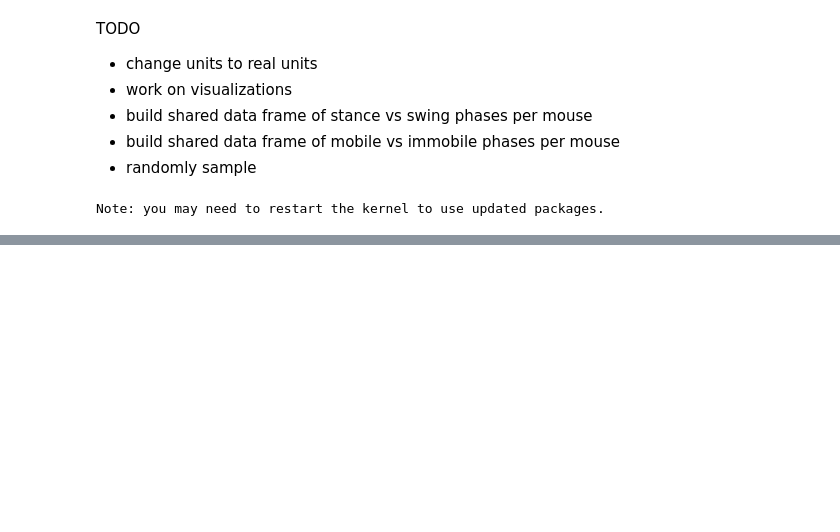
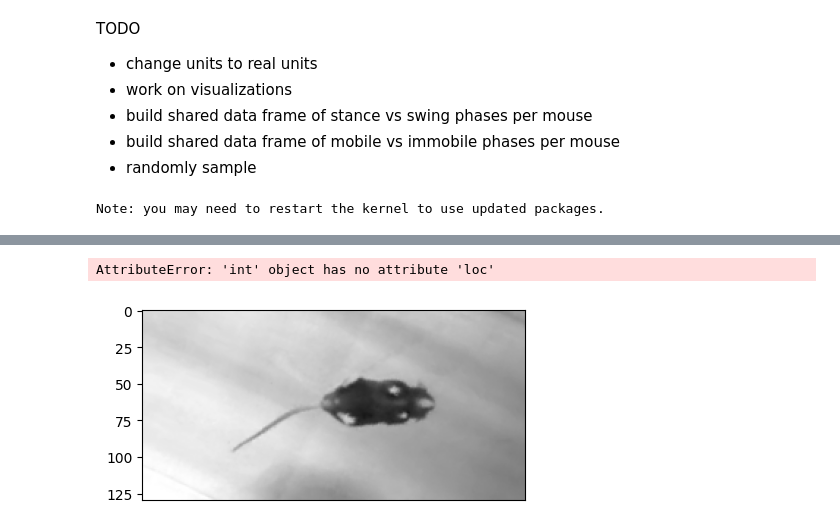
Before and after one commit to A-Telfer/mouse-gait-analysis, a Jupyter notebook: docs/explore_data.ipynb, the cells around one changed output, grey strips where cells are left out. Saved outputs shown, nothing was run; the diff lists cells and outputs as text; code cells hidden in the pictures; blank space fills up the shorter version.

```diff
--- a/docs/explore_data.ipynb
+++ b/docs/explore_data.ipynb
@@ -40,0 +63,14 @@ video_analysis.keypoints = filter_distance_traveled(video_analysis.keypoints, 20
+# %%
+start = 30020
+duration = 30
+end = start + duration
+bodyparts = ['left_back_paw', 'right_back_paw' ]
+keypoints = transformer.apply(video_analysis.keypoints)
+reader = VideoReader(video_analysis.video, transforms=[transformer])
+visualize_step_by_distance(
+    reader, keypoints, bodyparts, start, duration, marker_size=10, threshold=2)
+
+plt.savefig('gait-step_2023-03-27.png')
+# %% [output]
+AttributeError: 'int' object has no attribute 'loc'
+[figure, added]
```
Also changed, not shown: parts of 7 cells of this notebook, 9 other files.
